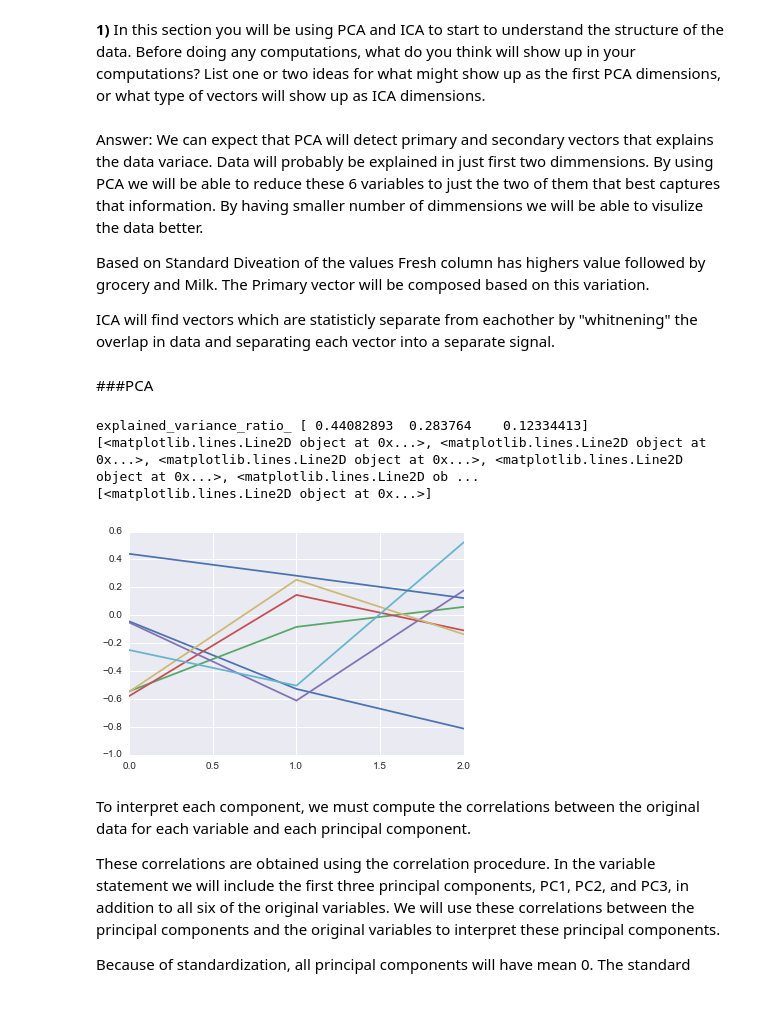
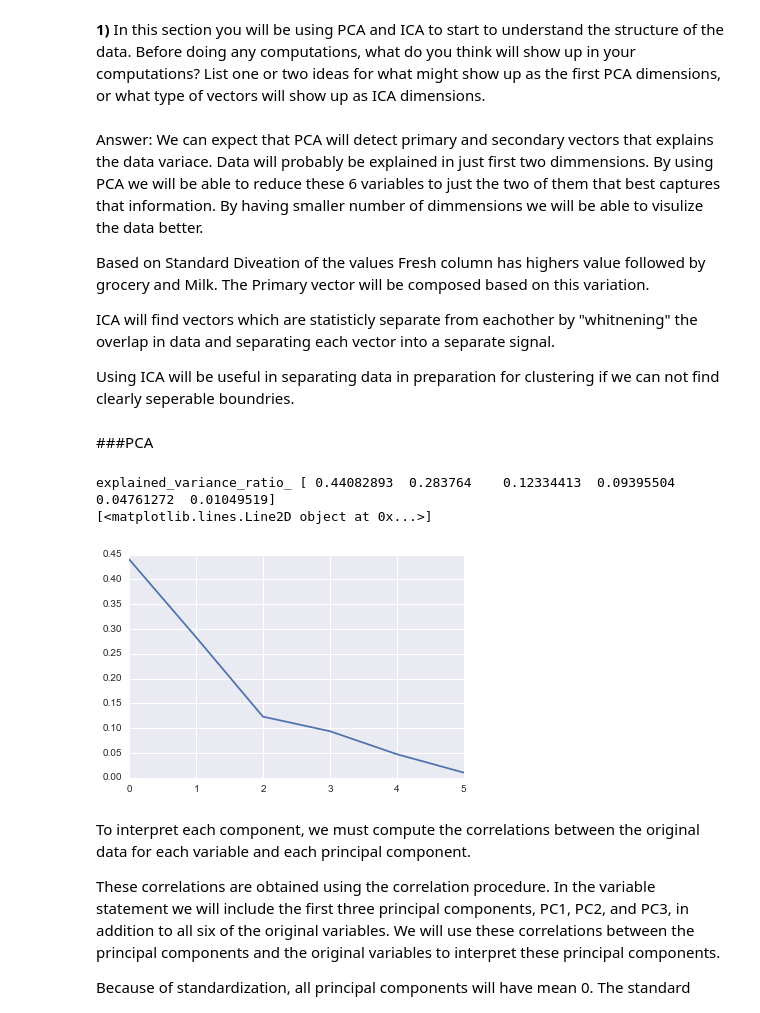
Before and after one commit to talenyc/customer_segmentation, a Jupyter notebook: customer_segments.ipynb, the cells around one changed output. Cells and saved outputs as stored; diff of their text form; code cells hidden in the pictures.

```diff
--- a/customer_segments.ipynb
+++ b/customer_segments.ipynb
@@ -57,6 +57,8 @@ Data will probably be explained in just first two dimmensions. By using PCA we w
 Based on Standard Diveation of the values Fresh column has highers value followed by grocery and Milk. The Primary vector will be composed based on this variation.
 
 ICA will find vectors which are statisticly separate from eachother by "whitnening" the overlap in data and separating each vector into a separate signal.
+
+Using ICA will be useful in separating data in preparation for clustering if we can not find clearly seperable boundries.
 # %%
 from sklearn import preprocessing
 stnd = preprocessing.StandardScaler()
@@ -66,26 +68,26 @@ data_stnd = stnd.fit_transform(data)
 # %%
 # TODO: Apply PCA with the same number of dimensions as variables in the dataset
 from sklearn.decomposition import PCA
-pca = pca = PCA(n_components=3)
+pca = pca = PCA(n_components=data.shape[1])
 
 
 pca.fit(data_stnd)
 pca_dt = pca.transform(data_stnd)
 
-pca_df = pd.DataFrame(pca_dt , columns=['PC1','PC2', 'PC3'])
+pca_df = pd.DataFrame(pca_dt , columns=['PC1','PC2', 'PC3', 'PC4', 'PC5', 'PC6'])
+#restrict the Dataframe to first 3
+
 
 
 # Print the components and the amount of variance in the data contained in each dimension
 #print 'components_', pca.components_
 print 'explained_variance_ratio_', pca.explained_variance_ratio_
-print plt.plot(pca.components_)
 print plt.plot(pca.explained_variance_ratio_)
 #plt.legend()
 # %% [output]
-explained_variance_ratio_ [ 0.44082893  0.283764    0.12334413]
-[<matplotlib.lines.Line2D object at 0x...>, <matplotlib.lines.Line2D object at 0x...>, <matplotlib.lines.Line2D object at 0x...>, <matplotlib.lines.Line2D object at 0x...>, <matplotlib.lines.Line2D ob ...
+explained_variance_ratio_ [ 0.44082893  0.283764    0.12334413  0.09395504  0.04761272  0.01049519]
 [<matplotlib.lines.Line2D object at 0x...>]
-[figure, old version]
+[figure, new version]
 # %% [markdown]
 To interpret each component, we must compute the correlations between the original data for each variable and each principal component.
 
```
Also changed, not shown: parts of 9 cells of this notebook, 1 other file.
